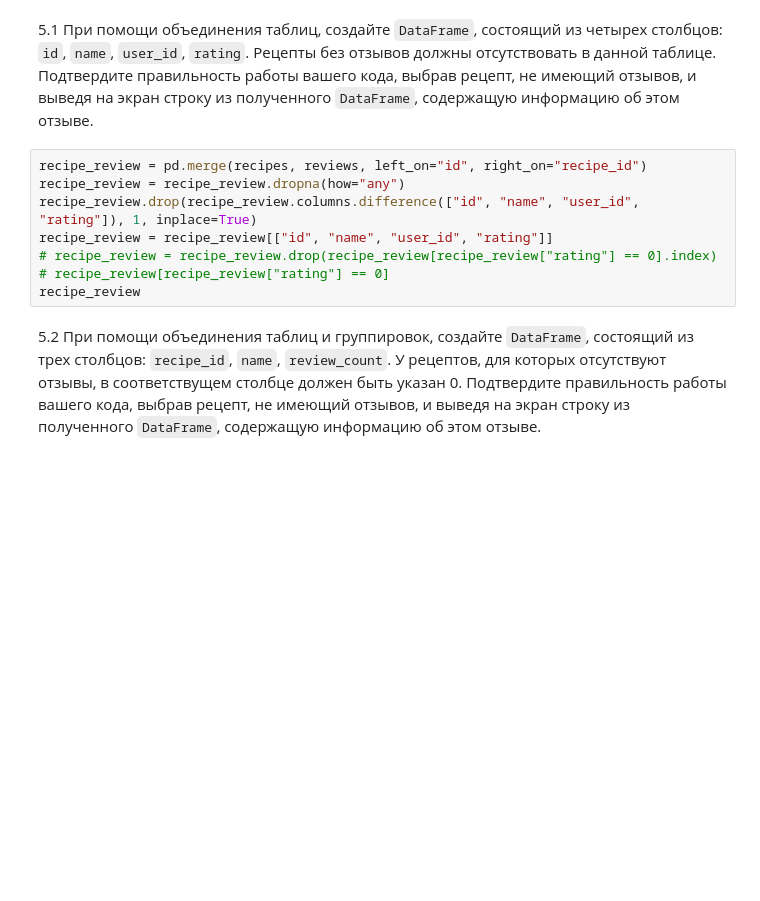
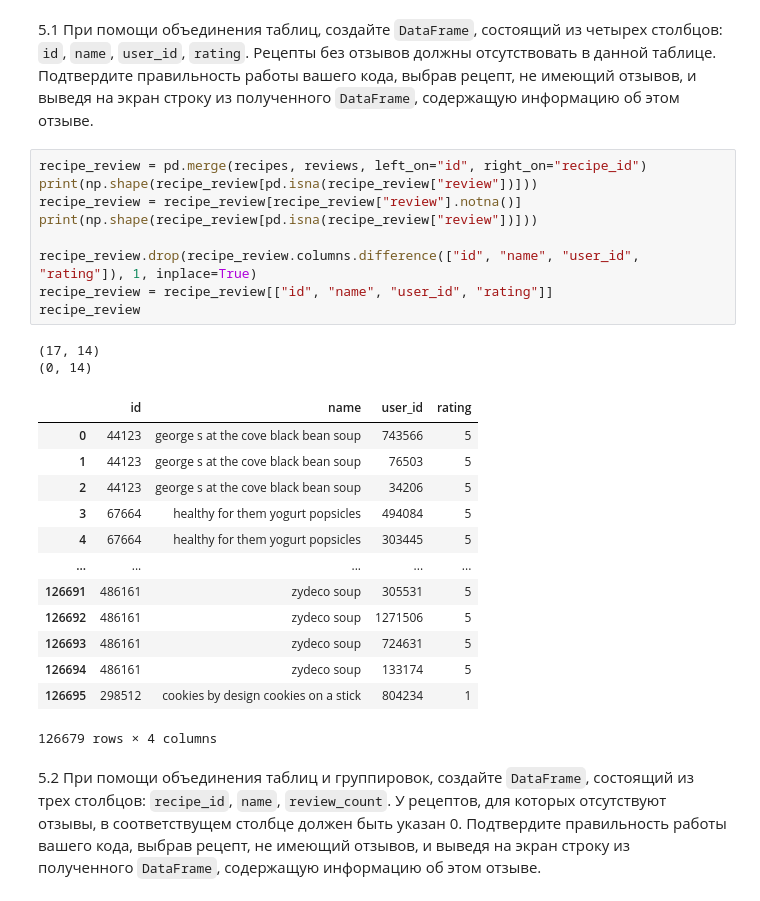
Before and after one commit to Amikuto/BigDataPT-BDPT-, a Jupyter notebook: Pandas/02_pandas_Фамилия_Имя.ipynb, the cells around one changed output. Saved outputs shown, nothing was run; the diff lists cells and outputs as text; blank space fills up the shorter version.

```diff
--- a/Pandas/02_pandas_Фамилия_Имя.ipynb
+++ b/Pandas/02_pandas_Фамилия_Имя.ipynb
@@ -120,12 +305,29 @@ recipes.groupby(pd.Grouper(key="submitted", freq="Y"))["id"].count()
 5.1 При помощи объединения таблиц, создайте `DataFrame`, состоящий из четырех столбцов: `id`, `name`, `user_id`, `rating`. Рецепты без отзывов должны отсутствовать в данной таблице. Подтвердите правильность работы вашего кода, выбрав рецепт, не имеющий отзывов, и выведя на экран строку из полученного `DataFrame`, содержащую информацию об этом отзыве.
 # %%
 recipe_review = pd.merge(recipes, reviews, left_on="id", right_on="recipe_id")
-recipe_review = recipe_review.dropna(how="any")
+print(np.shape(recipe_review[pd.isna(recipe_review["review"])]))
+recipe_review = recipe_review[recipe_review["review"].notna()]
+print(np.shape(recipe_review[pd.isna(recipe_review["review"])]))
+
 recipe_review.drop(recipe_review.columns.difference(["id", "name", "user_id", "rating"]), 1, inplace=True)
 recipe_review = recipe_review[["id", "name", "user_id", "rating"]]
-# recipe_review = recipe_review.drop(recipe_review[recipe_review["rating"] == 0].index)
-# recipe_review[recipe_review["rating"] == 0]
 recipe_review
+# %% [output]
+(17, 14)
+(0, 14)
+|  | id | name | user_id | rating |
+| 0 | 44123 | george s at the cove black bean soup | 743566 | 5 |
+| 1 | 44123 | george s at the cove black bean soup | 76503 | 5 |
+| 2 | 44123 | george s at the cove black bean soup | 34206 | 5 |
+| 3 | 67664 | healthy for them yogurt popsicles | 494084 | 5 |
+| 4 | 67664 | healthy for them yogurt popsicles | 303445 | 5 |
+| ... | ... | ... | ... | ... |
+| 126691 | 486161 | zydeco soup | 305531 | 5 |
+| 126692 | 486161 | zydeco soup | 1271506 | 5 |
+| 126693 | 486161 | zydeco soup | 724631 | 5 |
+| 126694 | 486161 | zydeco soup | 133174 | 5 |
+| 126695 | 298512 | cookies by design cookies on a stick | 804234 | 1 |
+126679 rows × 4 columns
 # %% [markdown]
 5.2 При помощи объединения таблиц и группировок, создайте `DataFrame`, состоящий из трех столбцов: `recipe_id`, `name`, `review_count`. У рецептов, для которых отсутствуют отзывы, в соответствущем столбце должен быть указан 0. Подтвердите правильность работы вашего кода, выбрав рецепт, не имеющий отзывов, и выведя на экран строку из полученного `DataFrame`, содержащую информацию об этом отзыве.
 # %%
```
Also changed, not shown: parts of 17 cells of this notebook.
